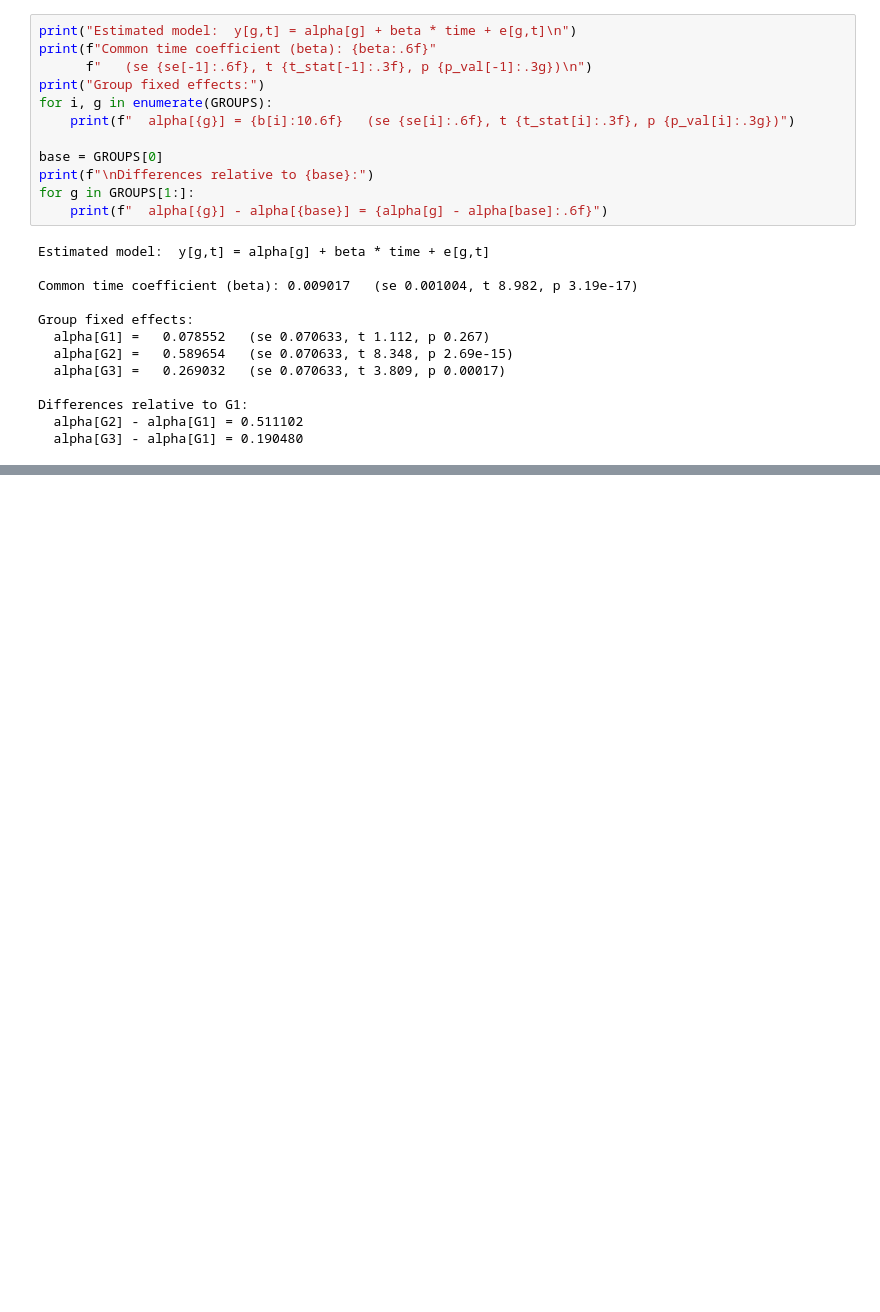
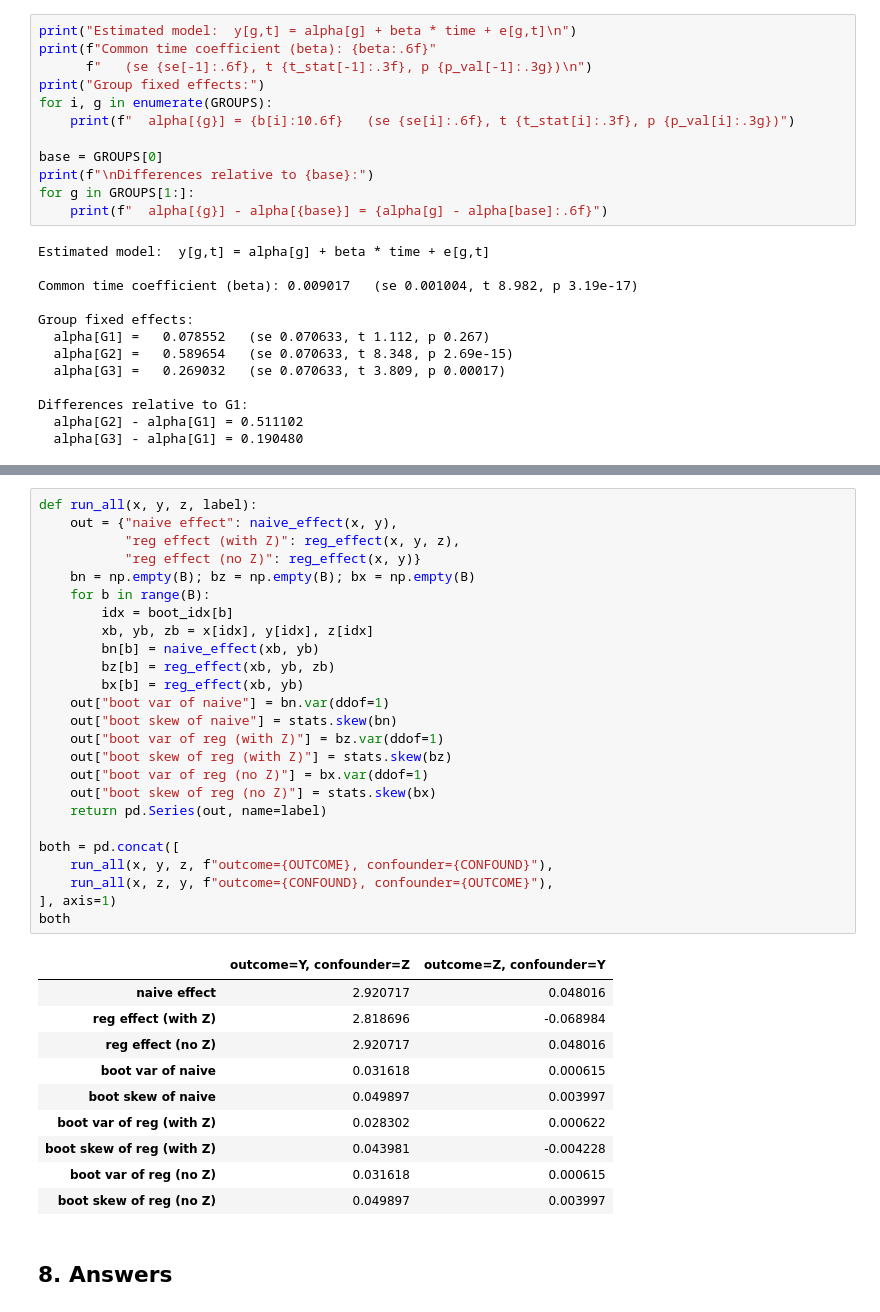
Before and after one commit to andre-bu-gitdev/DX702-mod-6, a Jupyter notebook: coding_quiz_2.ipynb, the cells around one changed output, grey strips where cells are left out. Drawn from its saved outputs; the diff is of its cells as text; blank space fills up the shorter version.

```diff
--- a/coding_quiz_2.ipynb
+++ b/coding_quiz_2.ipynb
@@ -317,0 +627,38 @@ Differences relative to G1:
+# %%
+def run_all(x, y, z, label):
+    out = {"naive effect": naive_effect(x, y),
+           "reg effect (with Z)": reg_effect(x, y, z),
+           "reg effect (no Z)": reg_effect(x, y)}
+    bn = np.empty(B); bz = np.empty(B); bx = np.empty(B)
+    for b in range(B):
+        idx = boot_idx[b]
+        xb, yb, zb = x[idx], y[idx], z[idx]
+        bn[b] = naive_effect(xb, yb)
+        bz[b] = reg_effect(xb, yb, zb)
+        bx[b] = reg_effect(xb, yb)
+    out["boot var of naive"] = bn.var(ddof=1)
+    out["boot skew of naive"] = stats.skew(bn)
+    out["boot var of reg (with Z)"] = bz.var(ddof=1)
+    out["boot skew of reg (with Z)"] = stats.skew(bz)
+    out["boot var of reg (no Z)"] = bx.var(ddof=1)
+    out["boot skew of reg (no Z)"] = stats.skew(bx)
+    return pd.Series(out, name=label)
+
+both = pd.concat([
+    run_all(x, y, z, f"outcome={OUTCOME}, confounder={CONFOUND}"),
+    run_all(x, z, y, f"outcome={CONFOUND}, confounder={OUTCOME}"),
+], axis=1)
+both
+# %% [output]
+|  | outcome=Y, confounder=Z | outcome=Z, confounder=Y |
+| naive effect | 2.920717 | 0.048016 |
+| reg effect (with Z) | 2.818696 | -0.068984 |
+| reg effect (no Z) | 2.920717 | 0.048016 |
+| boot var of naive | 0.031618 | 0.000615 |
+| boot skew of naive | 0.049897 | 0.003997 |
+| boot var of reg (with Z) | 0.028302 | 0.000622 |
+| boot skew of reg (with Z) | 0.043981 | -0.004228 |
+| boot var of reg (no Z) | 0.031618 | 0.000615 |
+| boot skew of reg (no Z) | 0.049897 | 0.003997 |
+# %% [markdown]
+## 8. Answers
```
Also changed, not shown: parts of 24 cells of this notebook.
